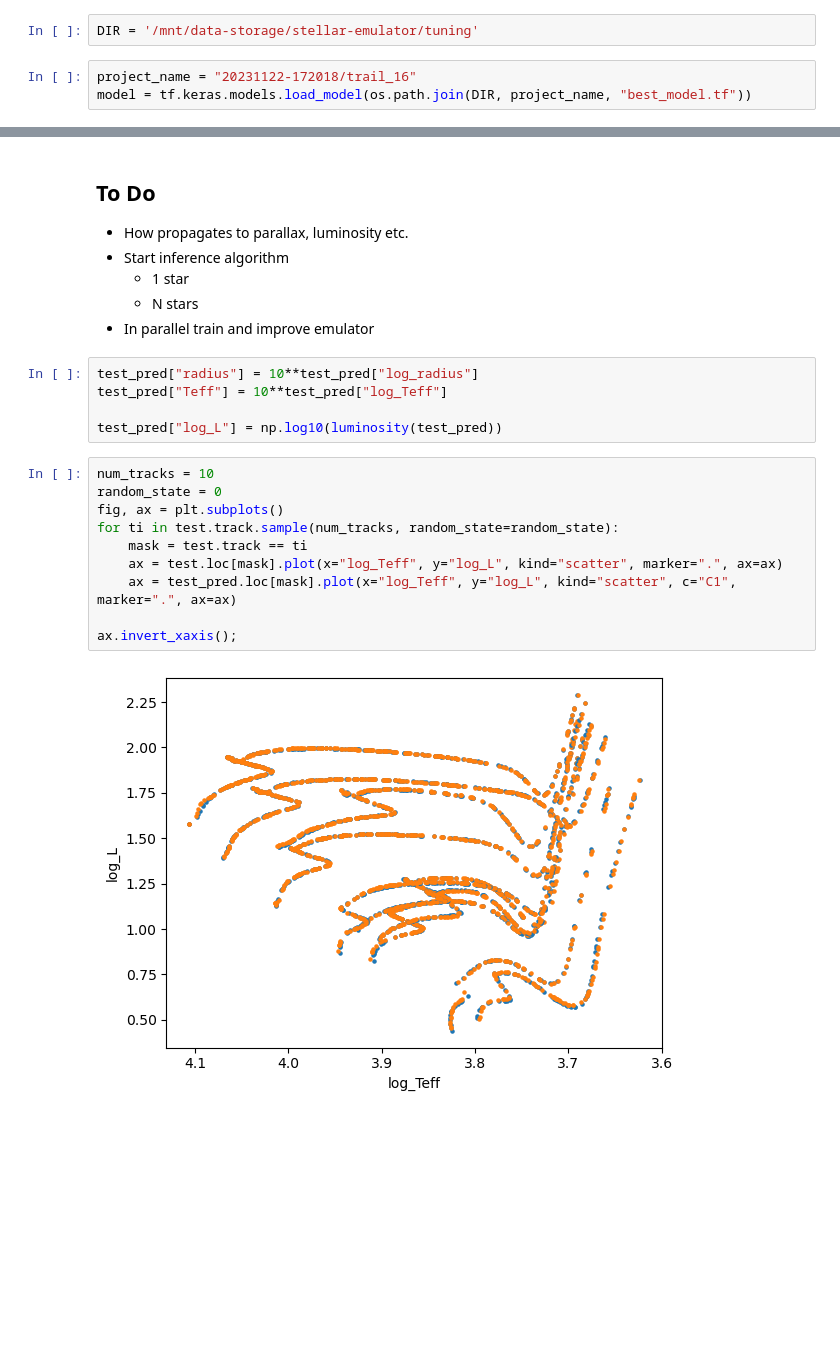
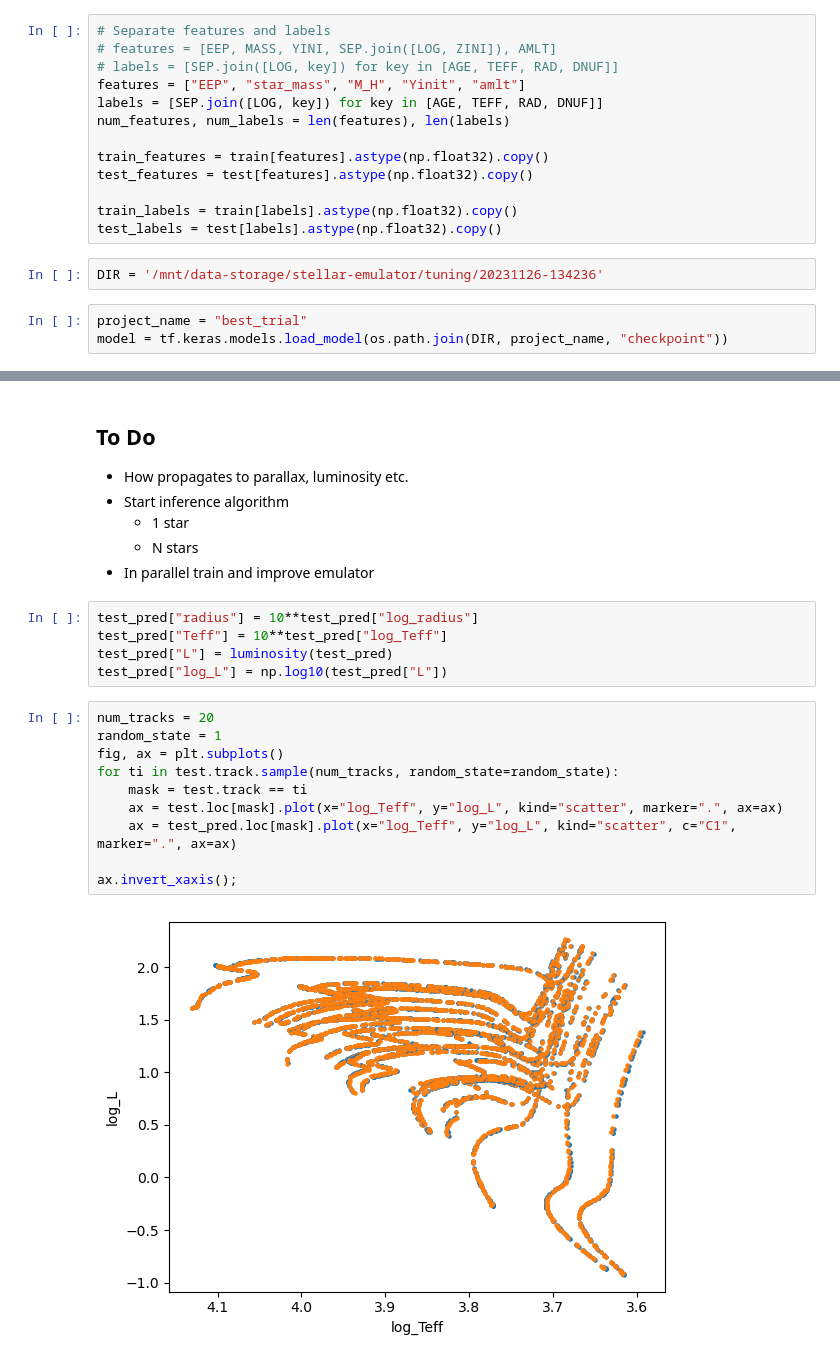
Before and after one commit to alexlyttle/stellar-emulator, a Jupyter notebook: notebook/testing.ipynb, the cells around one changed output, grey strips where cells are left out. Cells and saved outputs as stored; diff of their text form; blank space fills up the shorter version.

Commit message:
Test new emulator

```diff
--- a/notebook/testing.ipynb
+++ b/notebook/testing.ipynb
@@ -103,9 +91,22 @@ test_labels = test[labels].astype(np.float32).copy()
 Preprocessing data.
 Calculating EEP.
 Preparing train and test dataset.
+# %%
+# Separate features and labels
+# features = [EEP, MASS, YINI, SEP.join([LOG, ZINI]), AMLT]
+# labels = [SEP.join([LOG, key]) for key in [AGE, TEFF, RAD, DNUF]]
+features = ["EEP", "star_mass", "M_H", "Yinit", "amlt"]
+labels = [SEP.join([LOG, key]) for key in [AGE, TEFF, RAD, DNUF]]
+num_features, num_labels = len(features), len(labels)
+
+train_features = train[features].astype(np.float32).copy()
+test_features = test[features].astype(np.float32).copy()
+
+train_labels = train[labels].astype(np.float32).copy()
+test_labels = test[labels].astype(np.float32).copy()
 # %%
-DIR = '/mnt/data-storage/stellar-emulator/tuning'
+DIR = '/mnt/data-storage/stellar-emulator/tuning/20231126-134236'
 # %%
-project_name = "20231122-172018/trail_16"
-model = tf.keras.models.load_model(os.path.join(DIR, project_name, "best_model.tf"))
+project_name = "best_trial"
+model = tf.keras.models.load_model(os.path.join(DIR, project_name, "checkpoint"))
 # %% [output]
@@ -273,17 +270,17 @@ error.quantile(quantiles)
 # %%
 test_pred["radius"] = 10**test_pred["log_radius"]
 test_pred["Teff"] = 10**test_pred["log_Teff"]
-
-test_pred["log_L"] = np.log10(luminosity(test_pred))
+test_pred["L"] = luminosity(test_pred)
+test_pred["log_L"] = np.log10(test_pred["L"])
 # %%
-num_tracks = 10
-random_state = 0
+num_tracks = 20
+random_state = 1
 fig, ax = plt.subplots()
 for ti in test.track.sample(num_tracks, random_state=random_state):
     mask = test.track == ti
     ax = test.loc[mask].plot(x="log_Teff", y="log_L", kind="scatter", marker=".", ax=ax)
     ax = test_pred.loc[mask].plot(x="log_Teff", y="log_L", kind="scatter", c="C1", marker=".", ax=ax)
 
 ax.invert_xaxis();
 # %% [output]
-[figure, old version]
+[figure, new version]
```
Also changed, not shown: parts of 18 cells of this notebook.
